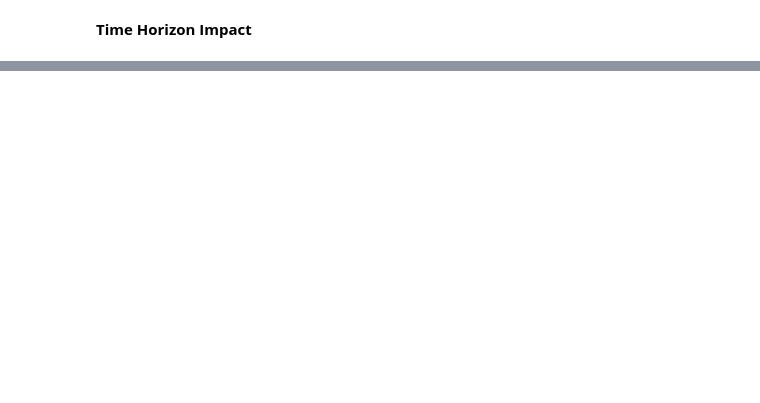
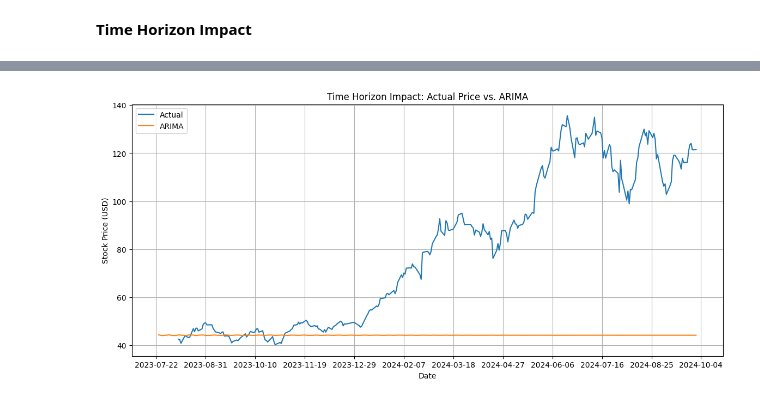
Before and after one commit to smkhowaja08/data-science-project, a Jupyter notebook: predicting_nvidia_stock_prices_using_machine_learning_models.ipynb, the cells around one changed output, grey strips where cells are left out. Saved outputs shown, nothing was run; the diff lists cells and outputs as text; code cells hidden in the pictures; blank space fills up the shorter version.

```diff
--- a/predicting_nvidia_stock_prices_using_machine_learning_models.ipynb
+++ b/predicting_nvidia_stock_prices_using_machine_learning_models.ipynb
@@ -883,0 +893,20 @@ plt.show()
+# %%
+# Time Horizon Impact of ARIMA
+plt.figure(figsize=(14, 6))
+# Plot the actual stock prices for the test period
+plt.plot(df_nvidia.index[-len(y_test):], y_actual, label='Actual')
+# Plot the ARIMA predicted stock prices
+plt.plot(df_nvidia.index[-len(test):], forecast, label='ARIMA')
+
+# Format the x-axis to limit the number of date labels for readability
+plt.gca().xaxis.set_major_locator(plt.MaxNLocator(12))
+
+plt.legend(loc='upper left')
+plt.title("Time Horizon Impact: Actual Price vs. ARIMA")
+plt.xlabel("Date")
+plt.ylabel("Stock Price (USD)")
+plt.grid(True)
+plt.savefig('nvidia-arima-time-horizon-comparison.png')
+plt.show()
+# %% [output]
+[figure, added]
```
Also changed, not shown: parts of 13 cells of this notebook, 11 other files.
